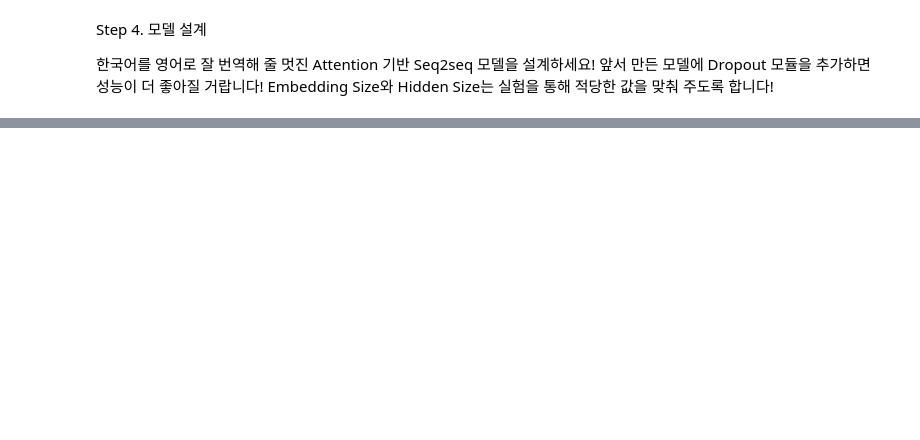
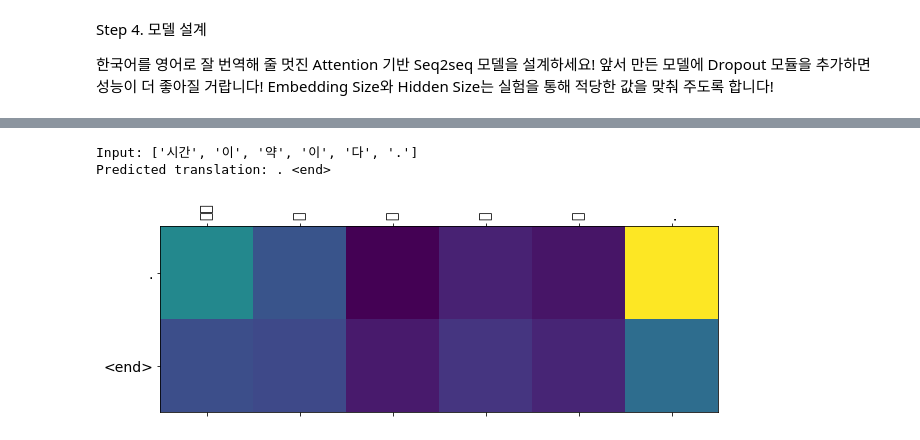
Before and after one commit to Acclesia/aiffel-project, a Jupyter notebook: LNP_P4_seq2seq번역기 만들기 .ipynb, the cells around one changed output, grey strips where cells are left out. Cells and saved outputs as stored; diff of their text form; code cells hidden in the pictures; blank space fills up the shorter version.

```diff
--- a/LNP_P4_seq2seq번역기 만들기 .ipynb
+++ b/LNP_P4_seq2seq번역기 만들기 .ipynb
@@ -198,0 +401,6 @@ def loss_function(real, pred):
+# %%
+translate("시간이 약이다.", encoder, decoder)
+# %% [output]
+Input: ['시간', '이', '약', '이', '다', '.']
+Predicted translation: . <end>
+[figure, added]
```
Also changed, not shown: parts of 28 cells of this notebook.
